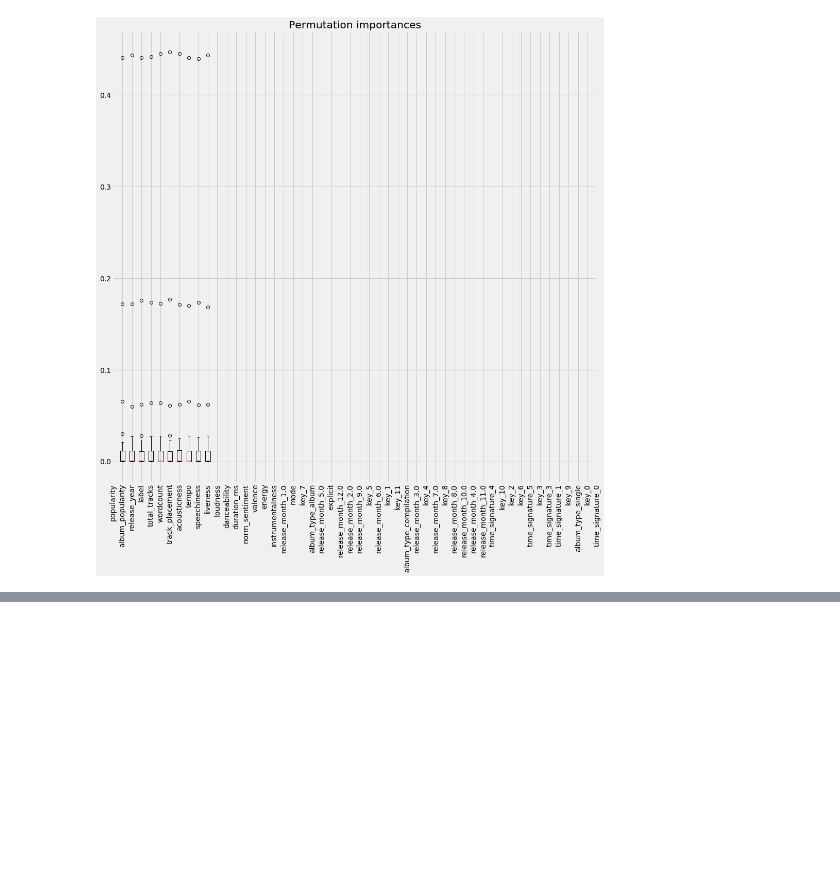
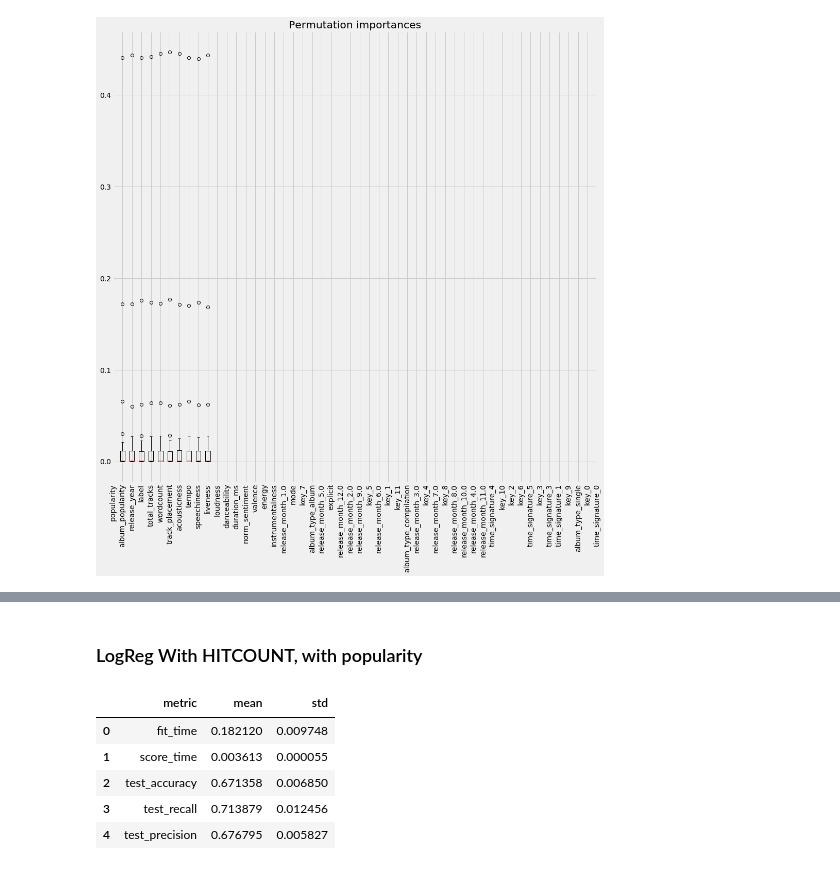
Before and after one commit to Greenford/billboard, a Jupyter notebook: models.ipynb, the cells around one changed output, grey strips where cells are left out. Drawn from its saved outputs; the diff is of its cells as text; code cells hidden in the pictures; blank space fills up the shorter version.

```diff
--- a/models.ipynb
+++ b/models.ipynb
@@ -254,0 +338,29 @@ plot_perm_importances(model, X_train, y_train, np.inf, df.columns)
+# %% [markdown]
+### LogReg With HITCOUNT, with popularity
+# %%
+bbd2 = pipe.BillboardData()
+
+bbd2.transform_for_models()
+#bbd2.transform_label_to_labelhitcount()
+bbd2.df.drop(columns='label', inplace=True)
+bbd2.drop_popularities()
+bbd2.scale()
+
+df = bbd2.df.copy()
+# %%
+_y = df.pop('on_billboard').values
+_X = df.values
+X_train, X_test, y_train, y_test = train_test_split(_X, _y, test_size=0.1)
+# %%
+model = LogisticRegression()
+# %%
+cv = cross_validate(model, X_train, y_train, scoring=['accuracy', 'recall', 'precision'],
+              n_jobs=-1, cv=5, return_train_score=False)
+models.present_cv(cv)
+# %% [output]
+|  | metric | mean | std |
+| 0 | fit_time | 0.182120 | 0.009748 |
+| 1 | score_time | 0.003613 | 0.000055 |
+| 2 | test_accuracy | 0.671358 | 0.006850 |
+| 3 | test_recall | 0.713879 | 0.012456 |
+| 4 | test_precision | 0.676795 | 0.005827 |
```
Also changed, not shown: parts of 34 cells of this notebook, 3 other files.
